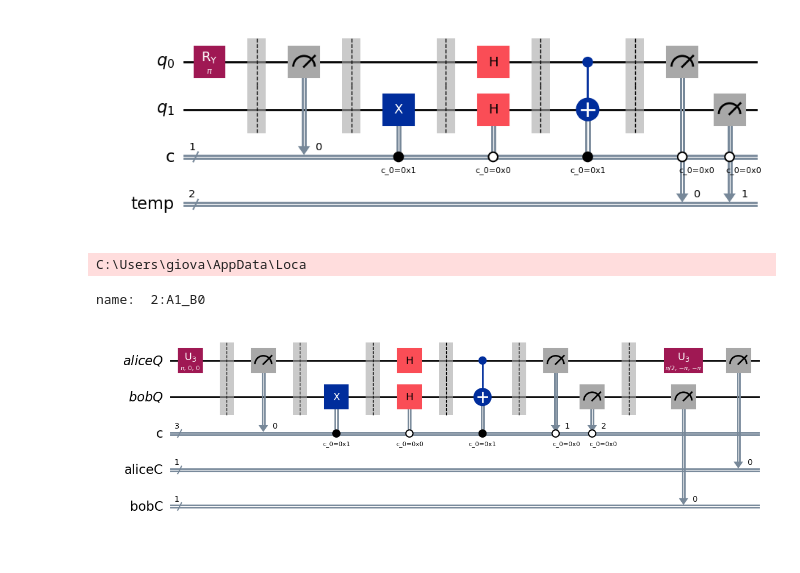
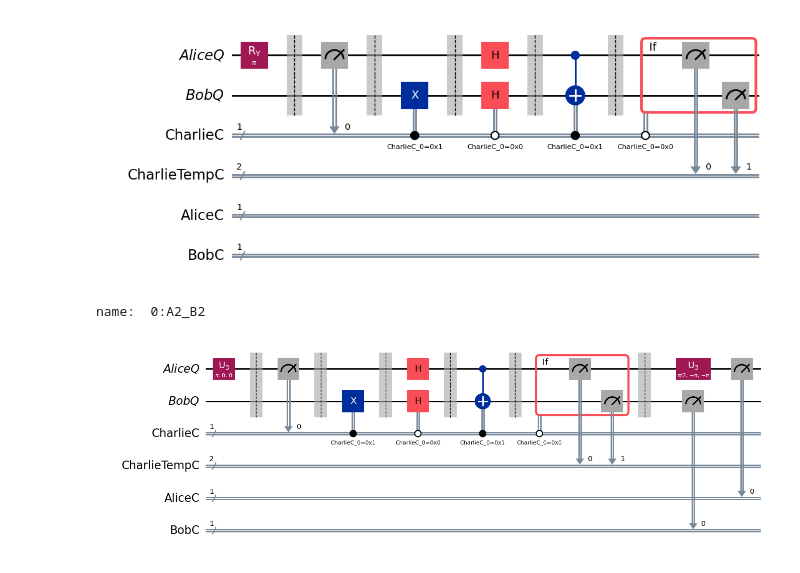
Before and after one commit to giovanniligato/E91-Protocol, a Jupyter notebook: E91.ipynb, the cells around one changed output. Saved outputs shown, nothing was run; the diff lists cells and outputs as text; code cells hidden in the pictures.

```diff
--- a/E91.ipynb
+++ b/E91.ipynb
@@ -13,19 +13,36 @@ from qiskit_aer import AerSimulator
 # Get Qiskit version
 qiskit_version = qiskit.version.get_version_info()
 
-def specialized_werner_states_generator(theta: float) -> QuantumCircuit:
+def specialized_werner_states_generator(theta: float, circuitname: str = None) -> QuantumCircuit:
     """
     A specialized circuit for generating Werner states with a given parameter theta.
 
     Args:
         theta: The parameter theta for the Werner state (in radians).
+        circuitname: The name of the quantum circuit.
 
     Returns:
         A QuantumCircuit that generates the Werner state.
     """
 
-    # Create a quantum circuit with 2 qubits and 1 classical bit
-    qc = QuantumCircuit(QuantumRegister(2, "q"), ClassicalRegister(1, "c"))
+    # Quantum Circuit:
+    #  - 1st qubit is of Alice
+    #  - 2nd qubit is of Bob
+    #  ---------------------
+    #  - 1st classical bit is used by Charlie for generating the Werner state
+    #  - 2nd and 3rd classical bits are used by Charlie as the "temp" classical register
+    #  - 4th classical bit is used by Alice
+    #  - 5th classical bit is used by Bob
+
+    tempC = ClassicalRegister(2, "CharlieTempC")
+
+    qc = QuantumCircuit(QuantumRegister(1, "AliceQ"),
+                        QuantumRegister(1, "BobQ"),
+                        ClassicalRegister(1, "CharlieC"),
+                        tempC,
+                        ClassicalRegister(1, "AliceC"),
+                        ClassicalRegister(1, "BobC"),
+                        name=circuitname)
 
     # Apply the R_y(theta) gate to the first qubit
     qc.ry(theta, 0)
@@ -58,39 +75,43 @@ def specialized_werner_states_generator(theta: float) -> QuantumCircuit:
         with qc.if_test((0, 0)):
             qc.h(1)
 
     qc.barrier()
 
     # Apply CNOT gate if the measurement outcome is 1
     if int(qiskit_version.split('.')[0]) < 2:
         qc.cx(0, 1).c_if(0, 1)
     else:
         # From Qiskit 2.0.0.
         with qc.if_test((0, 1)):
             qc.cx(0, 1)
 
     qc.barrier()
 
     # Measure both qubits if the previous measurement outcome is 0
     # We do not want to preserve the results of these measurements.
-    # So we create a new classical register with 2 bits, called "temp"
-    temp = ClassicalRegister(2, "temp")
-    qc.add_register(temp)
+    # For this reason we use the "tempC" classical register with 2 bits.
     if int(qiskit_version.split('.')[0]) < 2:
-        qc.measure([0, 1], [temp[0], temp[1]]).c_if(0, 0)
+        # WARNING: The condition is not correctly specified for the measurement operation.
+        # So we need to use the new if_test method.
+        #
+        # qc.measure([0, 1], [tempC[0], tempC[1]]).c_if(0, 0)
+        #
+        with qc.if_test((0, 0)):
+            qc.measure([0, 1], [tempC[0], tempC[1]])
     else:
         # From Qiskit 2.0.0.
         with qc.if_test((0, 0)):
-            qc.measure([0, 1], [temp[0], temp[1]])
+            qc.measure([0, 1], [tempC[0], tempC[1]])
 
     return qc
 
 
 
 qc = specialized_werner_states_generator(np.pi)
 # draw the circuit
 qc.draw('mpl')
 # %% [output]
-[figure, old version]
+[figure, new version]
 # %%
 # The following structure will be used to store all the information
 # related to the nodes in the network (Alice and Bob)
@@ -193,26 +215,22 @@ bob_basis = [random.randint(0, 2) for i in range(epr_pairs)]
 QCs = []
 
 for i in range(epr_pairs):
-    circuitname = str(i) + ':A'+str(alice_basis[i])+'_B'+str(bob_basis[i])
+    circuitname = str(i) + ':A'+str(Nodes["Alice"]["bases"][i])+'_B'+str(Nodes["Bob"]["bases"][i])
 
-    # Create a quantum circuit with 2 qubits and 5 classical bits (3 are needed for generating the Werner state and the last 2 by Alice and Bob)
-    qc = QuantumCircuit(QuantumRegister(1, "aliceQ"), QuantumRegister(1, "bobQ"), ClassicalRegister(3, "c"), ClassicalRegister(1, "aliceC"), ClassicalRegister(1, "bobC"), name=circuitname)
-
-    qc.append(specialized_werner_states_generator(np.pi), [0, 1], [0, 1, 2])
+    # Getting the quantum circuit from the specialized_werner_states_generator
+    qc = specialized_werner_states_generator(np.pi, circuitname=circuitname)
 
     qc.barrier()
 
-    qc.append(Nodes["Alice"]["measurement_circuits"][alice_basis[i]], [0], [3])
-    qc.append(Nodes["Bob"]["measurement_circuits"][bob_basis[i]], [1], [4])
+    qc.append(Nodes["Alice"]["measurement_circuits"][Nodes["Alice"]["bases"][i]], [0], [3])
+    qc.append(Nodes["Bob"]["measurement_circuits"][Nodes["Bob"]["bases"][i]], [1], [4])
 
     transpiled_qc = transpile(qc, basis_gates=['x', 'y', 'z', 'h', 'u3', 'cx'], optimization_level=0)
 
     QCs.append(transpiled_qc)
-# %% [output]
-C:\Users\giova\AppData\Loca
 # %%
-print("name: ", QCs[2].name)
+print("name: ", QCs[0].name)
 QCs[2].draw('mpl')
 # %% [output]
-name:  2:A1_B0
+name:  0:A2_B2
-[figure, old version]
+[figure, new version]
```
Also changed, not shown: parts of 3 cells of this notebook.
